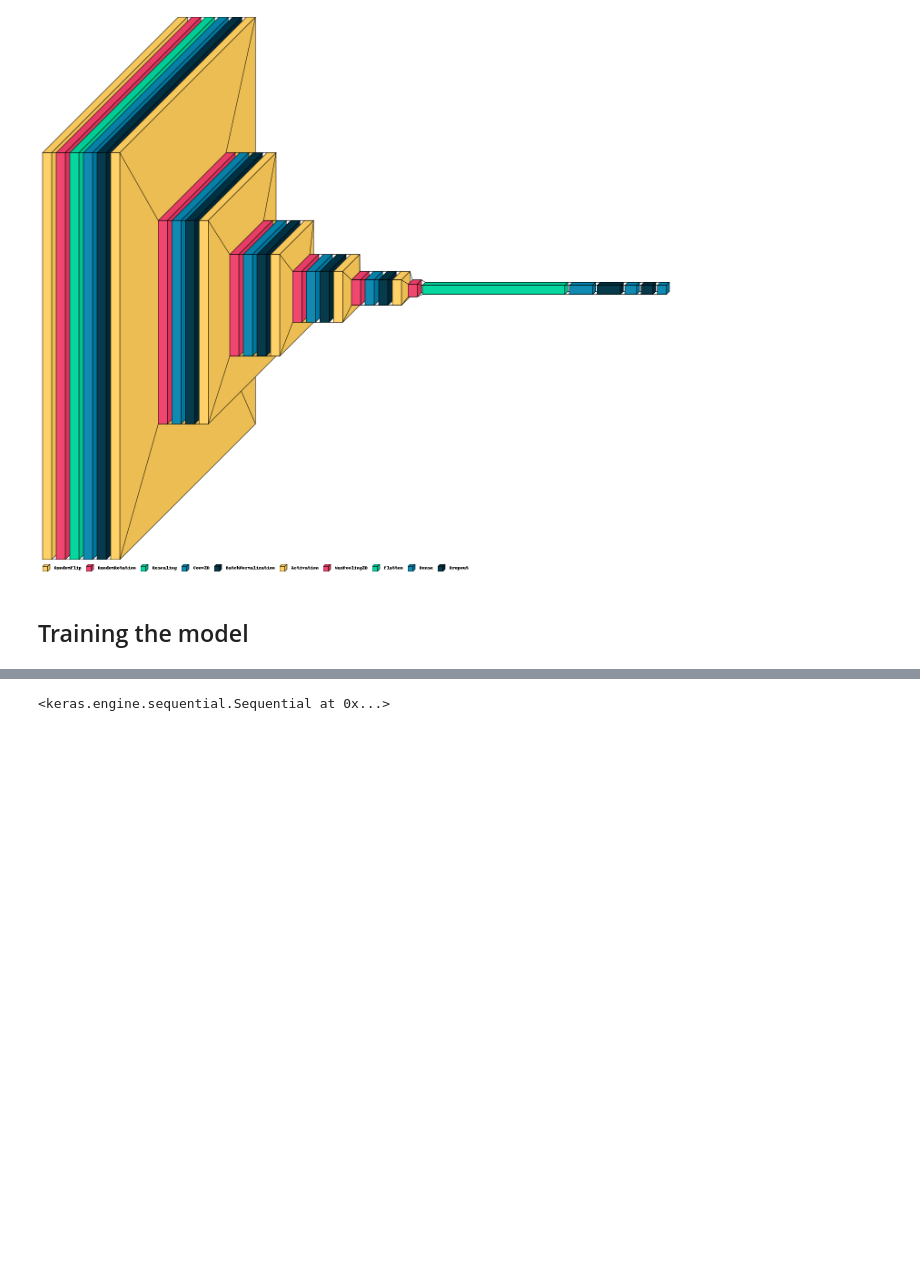
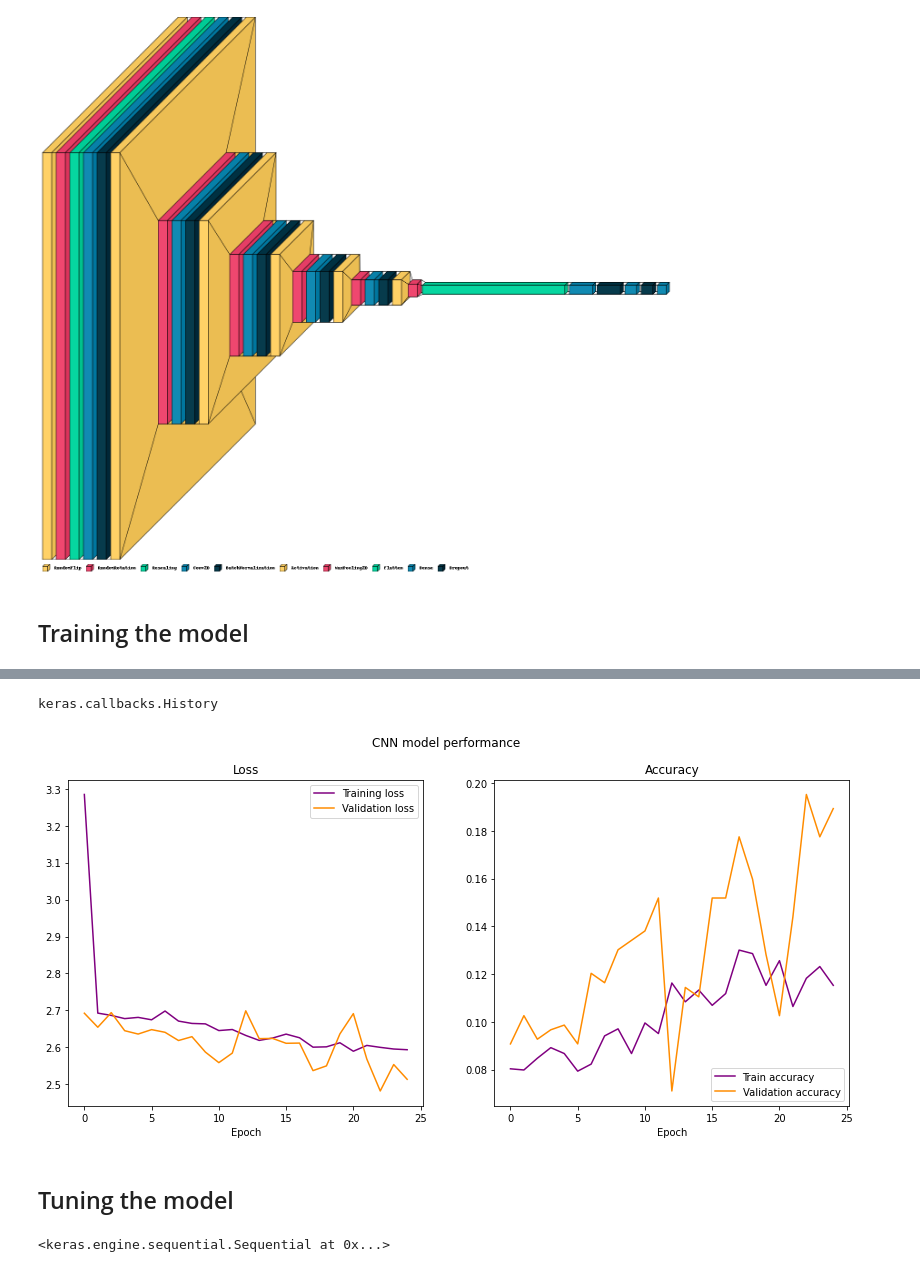
Before and after one commit to ana-bernal/P6_img-classif, a Jupyter notebook: 02_classification.ipynb, the cells around one changed output, grey strips where cells are left out. Saved outputs shown, nothing was run; the diff lists cells and outputs as text; code cells hidden in the pictures; blank space fills up the shorter version.

Commit message:
Trained baseline (scratch) model, plot history and architecture

```diff
--- a/02_classification.ipynb
+++ b/02_classification.ipynb
@@ -302,4 +319,6 @@ WARNING:tensorflow:Using a while_loop for converting ImageProjectiveTransformV3
 # %%
+import matplotlib.pyplot as plt
+
 def plot_model_history(history):
     acc = history.history['sparse_categorical_accuracy']
     val_acc = history.history['val_sparse_categorical_accuracy']
@@ -307,23 +326,37 @@ def plot_model_history(history):
     loss = history.history['loss']
     val_loss = history.history['val_loss']
 
-    fig = plt.figure(figsize=(15, 8))
+    fig = plt.figure(figsize=(14, 6))
+
+    # Axis for loss
+    ax = fig.add_subplot(1,2,1)
+    ax.plot(range(epochs), loss, label='Training loss',c='purple')
+    ax.plot(range(epochs), val_loss, label='Validation loss',c='darkorange')
+    ax.legend(loc='upper right')
+    ax.set_xlabel('Epoch')
+    plt.title('Loss')
 
     # Axis for accuracy
-    ax = fig.add_subplot(1,2,1)
-    ax.plot(range(epochs), acc, label='Train accuracy')
-    ax.plot(range(epochs), val_acc, label='Validation accuracy')
+    ax = fig.add_subplot(1,2,2)
+    ax.plot(range(epochs), acc, label='Train accuracy',c='purple')
+    ax.plot(range(epochs), val_acc, label='Validation accuracy',c='darkorange')
     ax.legend(loc='lower right')
-    ax.title('Training and validation accuracy')
+    plt.title('Accuracy')
+    ax.set_xlabel('Epoch')
 
-    # Axis for loss
-    ax = fig.add_subplot(1,2,2)
-    ax.plot(range(epochs), loss, label='Training loss')
-    ax.plot(range(epochs), val_loss, label='Validation loss')
-    ax.legend(loc='upper right')
-    ax.title('Training and validation Loss')
+    plt.suptitle('CNN model performance')
 
     plt.show()
+# %%
+type(my_model_h)
+# %% [output]
+keras.callbacks.History
+# %%
+plot_model_history(my_model_h)
+# %% [output]
+[figure, added]
+# %% [markdown]
+## Tuning the model
 # %%
 !pip install keras-tuner -q
 # %%
```
Also changed, not shown: parts of 2 cells of this notebook.
